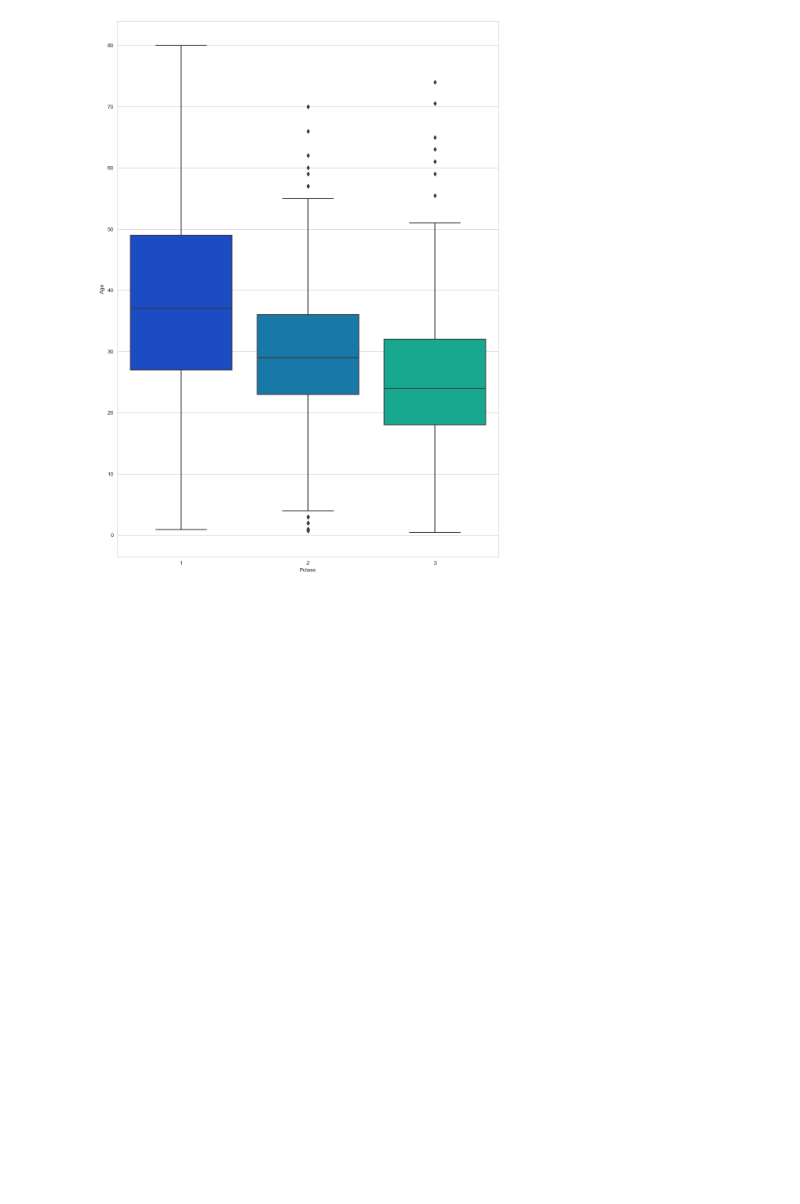
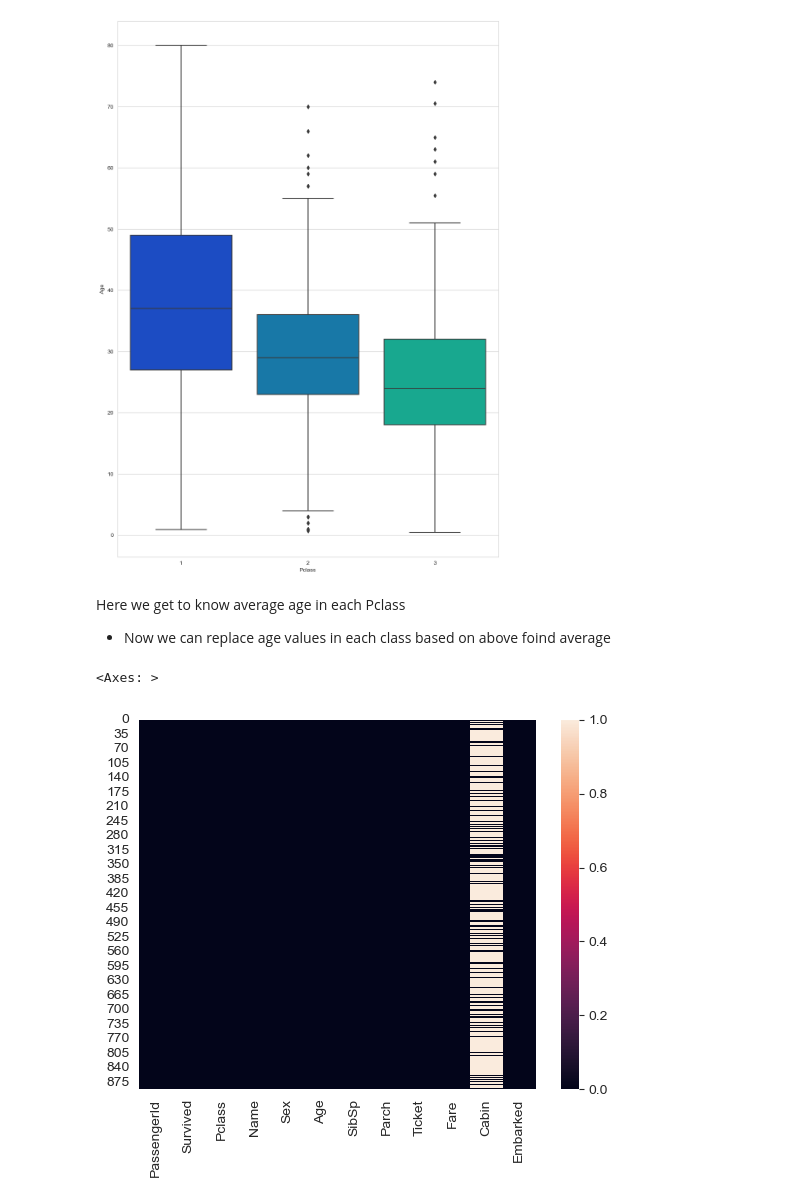
Before and after one commit to basavbamrah/machine-learning-basics, a Jupyter notebook: 1_EDA.ipynb, the cells around one changed output. Drawn from its saved outputs; the diff is of its cells as text; code cells hidden in the pictures; blank space fills up the shorter version.

```diff
--- a/1_EDA.ipynb
+++ b/1_EDA.ipynb
@@ -206,3 +206,28 @@ sns.boxplot(x= 'Pclass', y="Age", data = df, palette='winter')
 # %% [output]
 <Axes: xlabel='Pclass', ylabel='Age'>
 [figure]
+# %% [markdown]
+Here we get to know average age in each Pclass
+
+- Now we can replace age values in each class based on above foind average
+# %%
+def fill_age(cols):
+    Age = cols[0]
+    Pclass = cols[1]
+
+    if pd.isnull(Age):
+        if Pclass == 1:
+            return 37
+        elif Pclass == 2:
+            return 29
+        else:
+            return 24
+
+    return Age
+# %%
+df['Age'] = df[['Age', 'Pclass']].apply(fill_age, axis=1)
+# %%
+sns.heatmap(df.isna())
+# %% [output]
+<Axes: >
+[figure, added]
```
Also changed, not shown: parts of 34 cells of this notebook, 1 other file.
